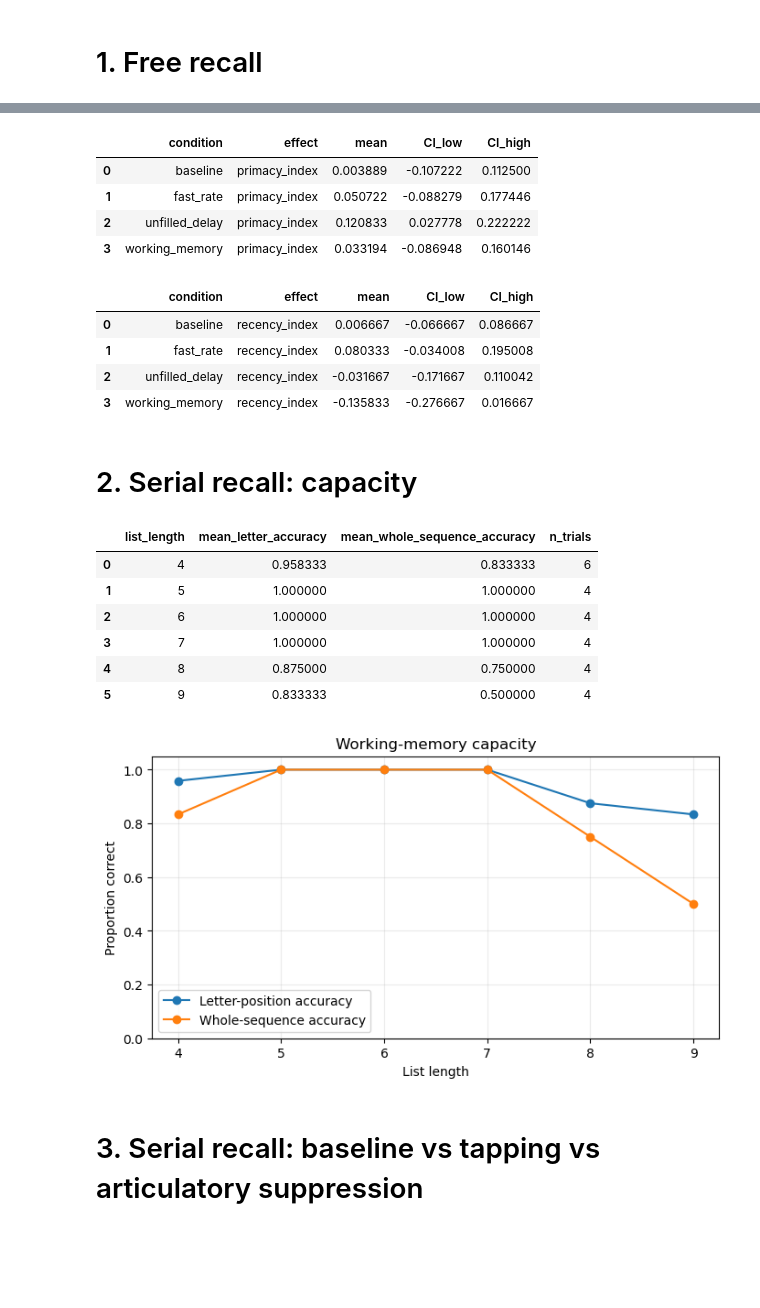
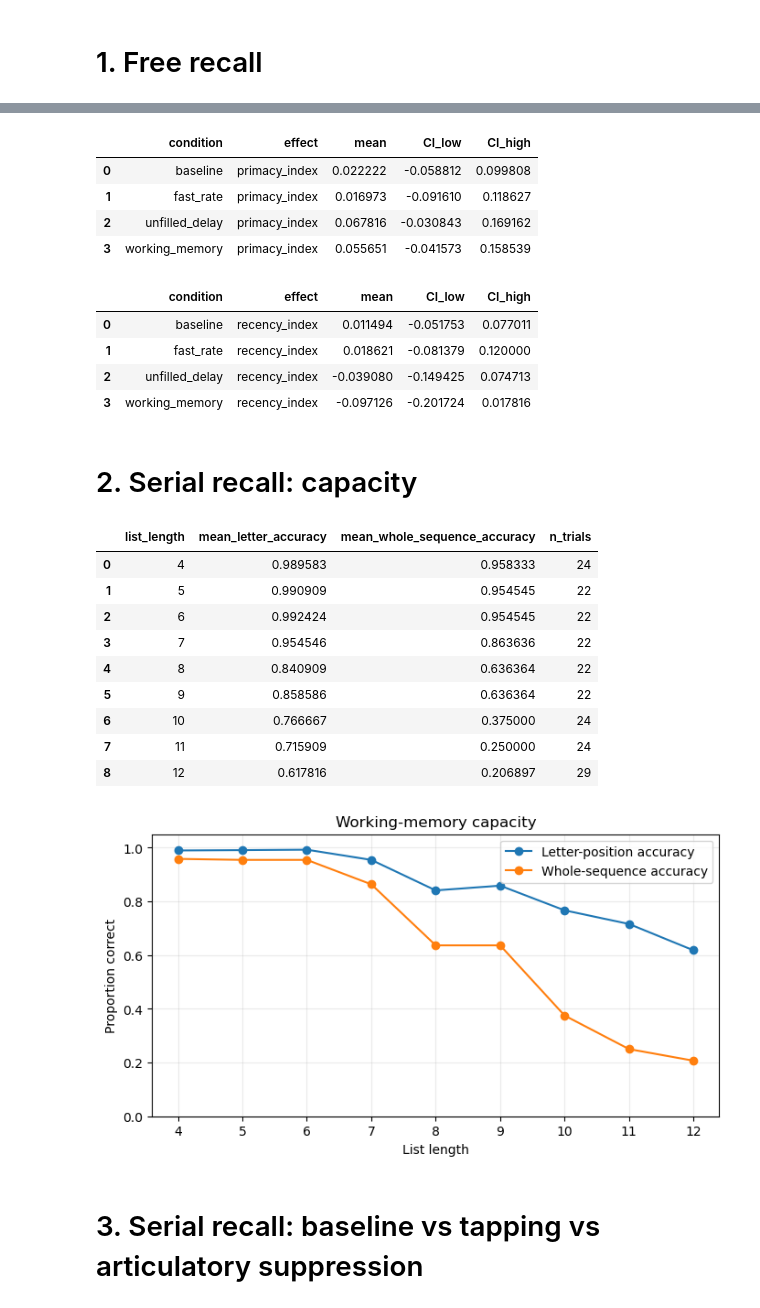
Before and after one commit to ArcadeAnarkist/Project_1_Memory, a Jupyter notebook: memory_analysis.ipynb, the cells around one changed output, grey strips where cells are left out. Cells and saved outputs as stored; diff of their text form; code cells hidden in the pictures; blank space fills up the shorter version.

Commit message:
corrections to capacity and idioms on databehandling

```diff
--- a/memory_analysis.ipynb
+++ b/memory_analysis.ipynb
@@ -25,23 +25,33 @@ import matplotlib.pyplot as plt
 
 import re
 from io import StringIO
-
-participants = ['Esben','Bert','Chris','Christiane','Seb']
+csv_dir = Path("csv")
 
 def read_trials_csv(path):
     text = Path(path).read_text(encoding="utf-8")
     text = re.sub(r",(?=\d{4}-\d{2}-\d{2}T\d{2}:\d{2}:\d{2},)", "\n", text)
-    return pd.read_csv(StringIO(text))
+
+    lines = text.splitlines()
+    if not lines:
+        return pd.DataFrame()
+
+    valid_lines = [lines[0]]
+    for line in lines[1:]:
+        if line.count(",") >= 24:
+            valid_lines.append(line)
+
+    return pd.read_csv(StringIO("\n".join(valid_lines)), on_bad_lines="skip")
+
 
 items = pd.concat(
-    [pd.read_csv(f"csv/{p}_items.csv") for p in participants],
+    [pd.read_csv(f) for f in sorted(csv_dir.glob("*_items.csv"))],
     ignore_index=True
 )
 trials = pd.concat(
-    [read_trials_csv(f"csv/{p}_trials.csv") for p in participants],
+    [read_trials_csv(f) for f in sorted(csv_dir.glob("*_trials.csv"))],
     ignore_index=True
 )
-items.drop(['chunk_label', 'timestamp','participant'], axis=1, inplace=True)
+items = items.drop(columns=["chunk_label", "timestamp", "participant"], errors="ignore")
 # %% [markdown]
 ## Bootstrap confidence intervals
 
@@ -114,55 +124,58 @@ for effect in ["primacy_index", "recency_index"]:
     display(pd.DataFrame(rows))
 # %% [output]
 |  | condition | effect | mean | CI_low | CI_high |
-| 0 | baseline | primacy_index | 0.003889 | -0.107222 | 0.112500 |
-| 1 | fast_rate | primacy_index | 0.050722 | -0.088279 | 0.177446 |
-| 2 | unfilled_delay | primacy_index | 0.120833 | 0.027778 | 0.222222 |
-| 3 | working_memory | primacy_index | 0.033194 | -0.086948 | 0.160146 |
+| 0 | baseline | primacy_index | 0.022222 | -0.058812 | 0.099808 |
+| 1 | fast_rate | primacy_index | 0.016973 | -0.091610 | 0.118627 |
+| 2 | unfilled_delay | primacy_index | 0.067816 | -0.030843 | 0.169162 |
+| 3 | working_memory | primacy_index | 0.055651 | -0.041573 | 0.158539 |
 |  | condition | effect | mean | CI_low | CI_high |
-| 0 | baseline | recency_index | 0.006667 | -0.066667 | 0.086667 |
-| 1 | fast_rate | recency_index | 0.080333 | -0.034008 | 0.195008 |
-| 2 | unfilled_delay | recency_index | -0.031667 | -0.171667 | 0.110042 |
-| 3 | working_memory | recency_index | -0.135833 | -0.276667 | 0.016667 |
+| 0 | baseline | recency_index | 0.011494 | -0.051753 | 0.077011 |
+| 1 | fast_rate | recency_index | 0.018621 | -0.081379 | 0.120000 |
+| 2 | unfilled_delay | recency_index | -0.039080 | -0.149425 | 0.074713 |
+| 3 | working_memory | recency_index | -0.097126 | -0.201724 | 0.017816 |
 # %% [markdown]
 # 2. Serial recall: capacity
 # %%
 cap = trials[
     (trials["experiment"] == "serial_recall") &
-    (trials["condition"].str.startswith("capacity_n"))
+    ((trials["condition"].str.startswith("capacity_n")) | (trials["condition"].str.startswith("baseline")))
 ].copy()
 
-cap["list_length"] = cap["condition"].str.extract(r"(\d+)").astype(int)
+cap["list_length"] = cap["condition"].str.extract(r"(\d+)").fillna(12).astype(int)
 cap["whole_sequence_correct"] = (cap["serial_accuracy"] == 1).astype(int)
 
 cap_summary = (
     cap.groupby("list_length", as_index=False)
     .agg(
         mean_letter_accuracy=("serial_accuracy", "mean"),
         mean_whole_sequence_accuracy=("whole_sequence_correct", "mean"),
         n_trials=("trial", "count")
     )
 )
 display(cap_summary)
 
 plt.figure(figsize=(8, 4))
 plt.plot(cap_summary["list_length"], cap_summary["mean_letter_accuracy"], marker="o", label="Letter-position accuracy")
 plt.plot(cap_summary["list_length"], cap_summary["mean_whole_sequence_accuracy"], marker="o", label="Whole-sequence accuracy")
 plt.xlabel("List length")
 plt.ylabel("Proportion correct")
 plt.ylim(0, 1.05)
 plt.title("Working-memory capacity")
 plt.legend()
 plt.grid(alpha=0.25)
 plt.show()
 # %% [output]
 |  | list_length | mean_letter_accuracy | mean_whole_sequence_accuracy | n_trials |
-| 0 | 4 | 0.958333 | 0.833333 | 6 |
-| 1 | 5 | 1.000000 | 1.000000 | 4 |
-| 2 | 6 | 1.000000 | 1.000000 | 4 |
-| 3 | 7 | 1.000000 | 1.000000 | 4 |
-| 4 | 8 | 0.875000 | 0.750000 | 4 |
-| 5 | 9 | 0.833333 | 0.500000 | 4 |
+| 0 | 4 | 0.989583 | 0.958333 | 24 |
+| 1 | 5 | 0.990909 | 0.954545 | 22 |
+| 2 | 6 | 0.992424 | 0.954545 | 22 |
+| 3 | 7 | 0.954546 | 0.863636 | 22 |
+| 4 | 8 | 0.840909 | 0.636364 | 22 |
+| 5 | 9 | 0.858586 | 0.636364 | 22 |
+| 6 | 10 | 0.766667 | 0.375000 | 24 |
+| 7 | 11 | 0.715909 | 0.250000 | 24 |
+| 8 | 12 | 0.617816 | 0.206897 | 29 |
-[figure, old version]
+[figure, new version]
 # %% [markdown]
 # 3. Serial recall: baseline vs tapping vs articulatory suppression
 # %%
```
Also changed, not shown: parts of 7 cells of this notebook, 5 other files.
